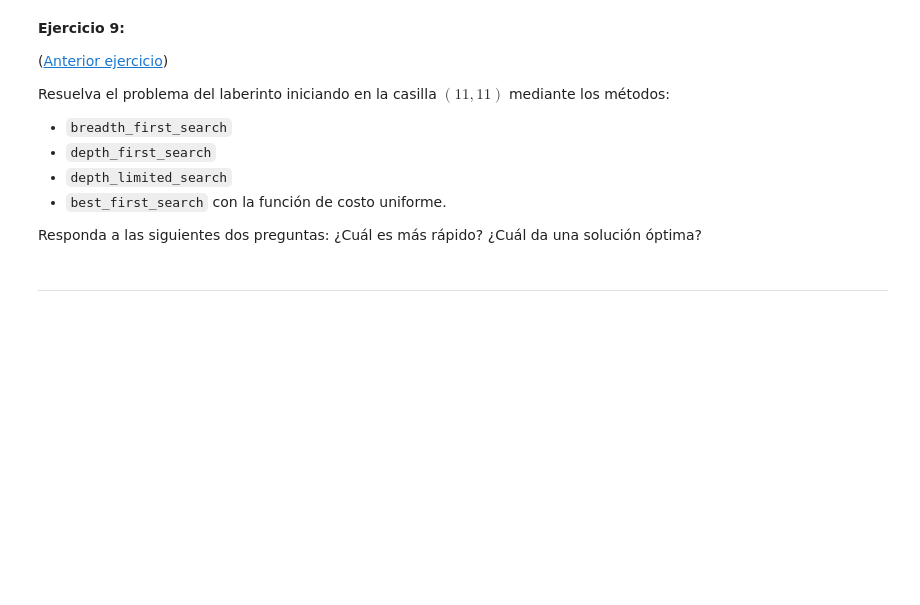
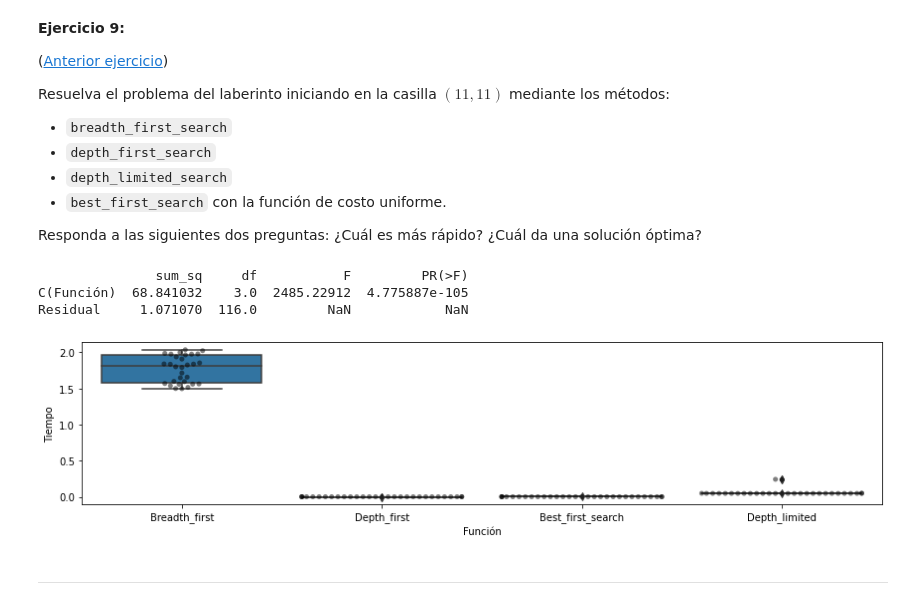
Before and after one commit to DaveAlsina/6toSemestre, a Jupyter notebook: ia/taller/notebook3/nb3.ipynb, the cells around one changed output. Drawn from its saved outputs; the diff is of its cells as text; code cells hidden in the pictures; blank space fills up the shorter version.

```diff
--- a/ia/taller/notebook3/nb3.ipynb
+++ b/ia/taller/notebook3/nb3.ipynb
@@ -793,12 +793,3 @@ Resuelva el problema del laberinto iniciando en la casilla $(11,11)$ mediante lo
 * `best_first_search` con la función de costo uniforme.
 
 Responda a las siguientes dos preguntas: ¿Cuál es más rápido? ¿Cuál da una solución óptima?
-# %%
-def compara_funciones(funs, arg, nombres, N=30):
-    nms = []
-    ts = []
-    for i, fun in enumerate(funs):
-        nms += [nombres[i] for x in range(N)]
-        ts  += obtiene_tiempos(fun, [arg], N)
-    data = pd.DataFrame({'Función':nms, 'Tiempo':ts})
-    return data
@@ -808,3 +796,29 @@ compara_funciones(funs = [breadth_first_search, depth_first_search, depth_limite
+# %%
+funs = [breadth_first_search,
+        depth_first_search,
+        lambda x: best_first_search(x, costo_uniforme),
+        lambda x: depth_limited_search(x, 10)]
+
+nombres = ['Breadth_first', 'Depth_first',
+           'Best_first_search', 'Depth_limited']
+
+prob = Laberinto((11,11))
+data = compara_funciones(funs=funs, arg=prob, nombres=nombres)
+
+# Graficando
+fig, ax = plt.subplots(1,1, figsize=(3*len(funs),3), tight_layout=True)
+sns.boxplot(data=data, x='Función', y='Tiempo')
+sns.swarmplot(data=data, x='Función', y='Tiempo', color='black', alpha = 0.5, ax=ax);
+
+# Anova diferencia de medias
+model = ols('Tiempo ~ C(Función)', data=data).fit()
+anova_table = sm.stats.anova_lm(model, typ=2)
+print(anova_table)
+# %% [output]
+               sum_sq     df           F         PR(>F)
+C(Función)  68.841032    3.0  2485.22912  4.775887e-105
+Residual     1.071070  116.0         NaN            NaN
+[figure, added]
 # %% [markdown]
 ---
 # %% [markdown]
```
Also changed, not shown: parts of 1 cell of this notebook, 2 other files.
